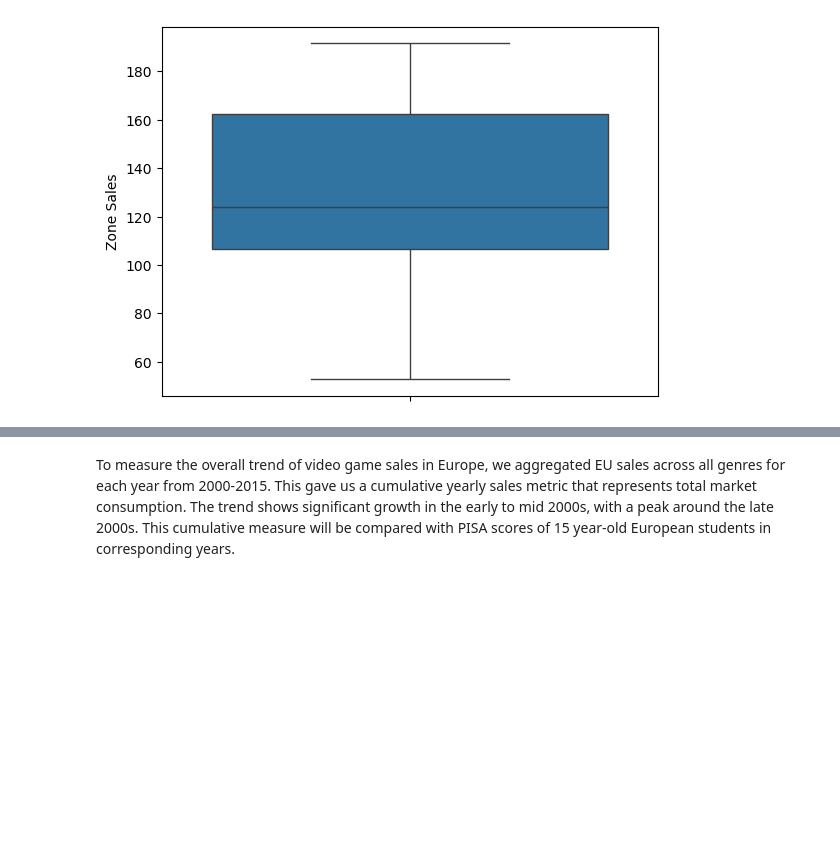
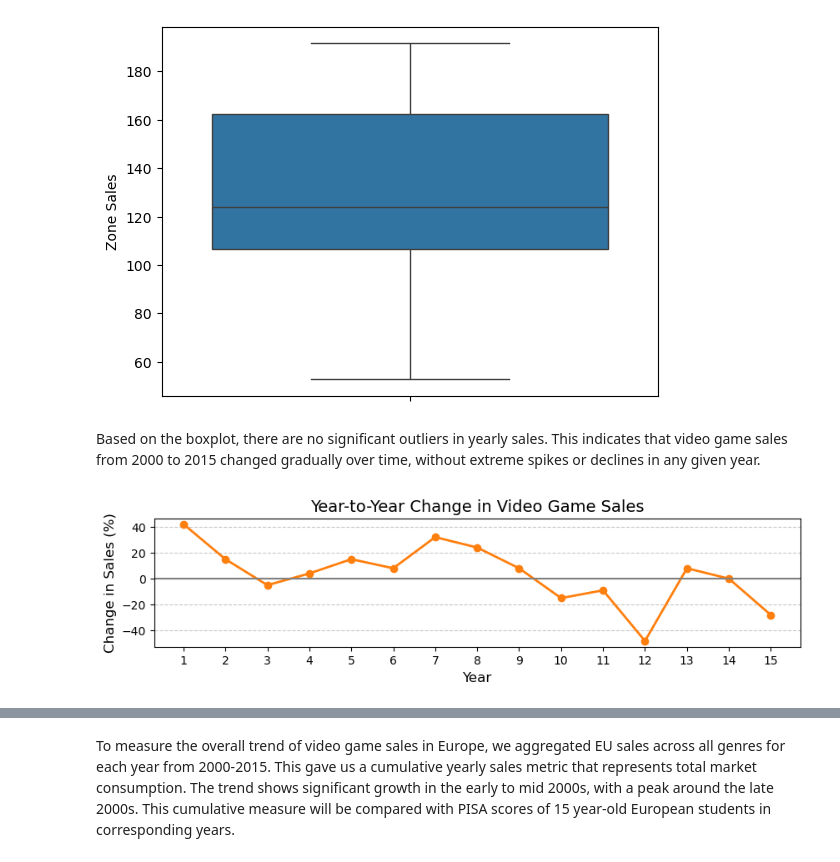
Before and after one commit to COGS108/Group037_WI26, a Jupyter notebook: 02-EDACheckpoint.ipynb, the cells around one changed output, grey strips where cells are left out. Drawn from its saved outputs; the diff is of its cells as text; code cells hidden in the pictures; blank space fills up the shorter version.

```diff
--- a/02-EDACheckpoint.ipynb
+++ b/02-EDACheckpoint.ipynb
@@ -404,3 +406,27 @@ yearly_sales.describe()
 sns.boxplot(data = yearly_sales['Zone Sales']);
 # %% [output]
 [figure]
+# %% [markdown]
+Based on the boxplot, there are no significant outliers in yearly sales. This indicates that video game sales from 2000 to 2015 changed gradually over time, without extreme spikes or declines in any given year.
+# %%
+years = range(1, 16)
+sales_change = [42, 15, -5, 4, 15, 8, 32, 24, 8, -15, -9, -48, 8, 0, -28]
+
+plt.figure(figsize=(10, 2))
+
+
+plt.plot(years, sales_change, marker='o', color='tab:orange', linewidth=2, label='Yearly Change')
+
+
+plt.axhline(0, color='gray', linewidth=1.5, linestyle='-')
+
+
+plt.title('Year-to-Year Change in Video Game Sales', fontsize=14)
+plt.xlabel('Year', fontsize=12)
+plt.ylabel('Change in Sales (%)', fontsize=12)
+plt.xticks(years) # Ensures every year is labeled clearly
+plt.grid(axis='y', linestyle='--', alpha=0.7)
+
+plt.show()
+# %% [output]
+[figure, added]
```
Also changed, not shown: parts of 2 cells of this notebook.
